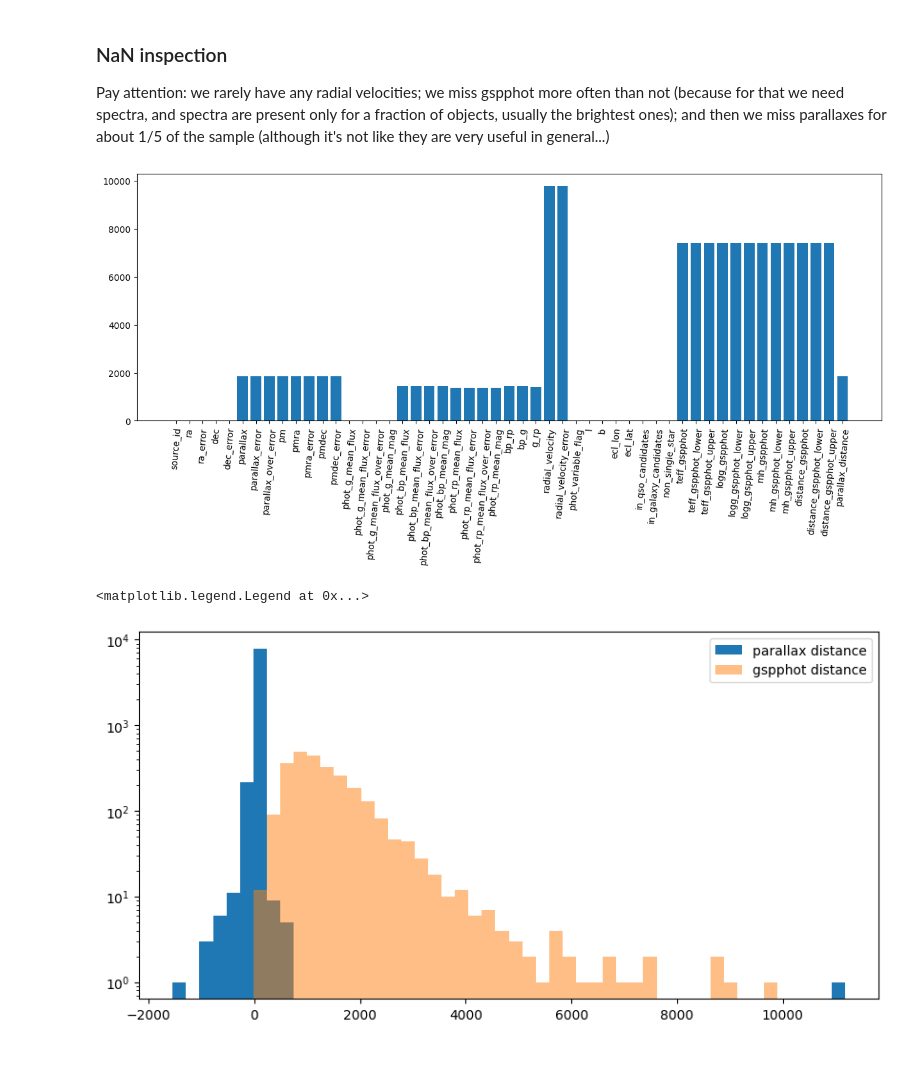
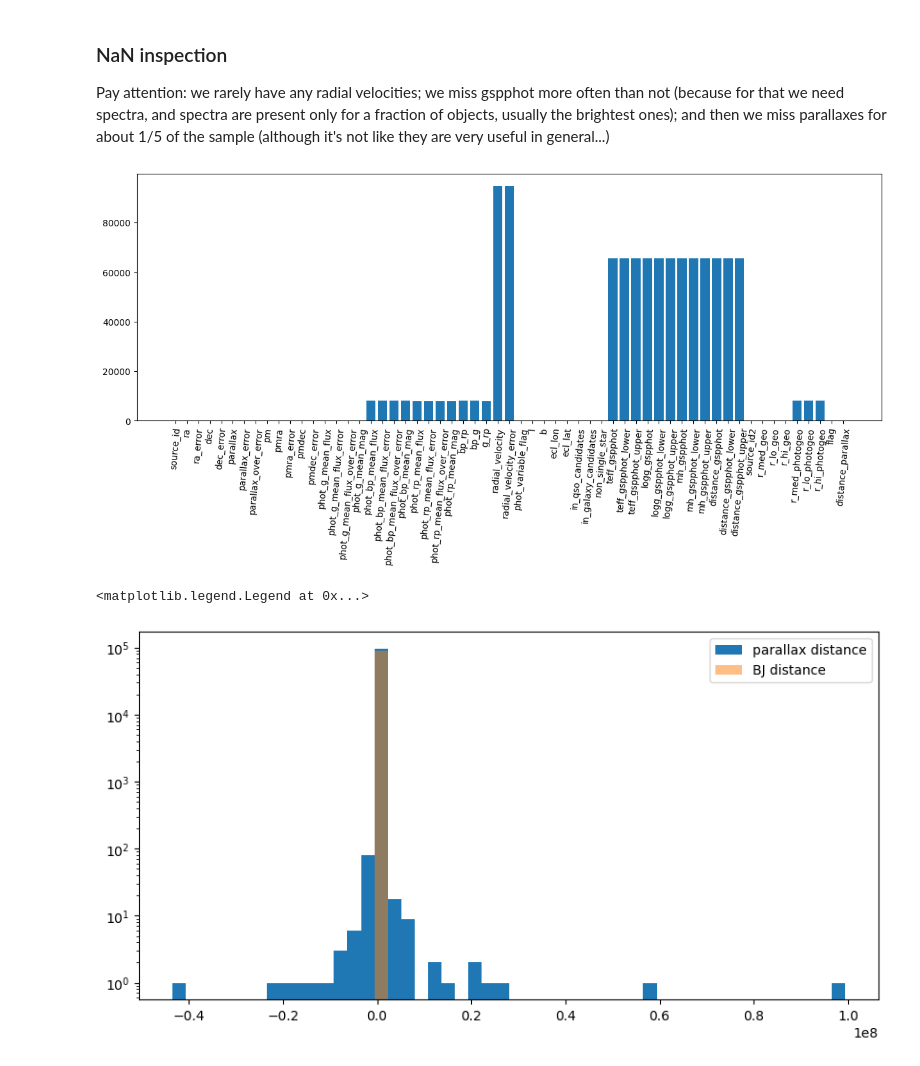
Before and after one commit to ShrRa/gaia_vis, a Jupyter notebook: 02_inspection/01_summary_report.ipynb, the cells around one changed output. Cells and saved outputs as stored; diff of their text form; code cells hidden in the pictures.

```diff
--- a/02_inspection/01_summary_report.ipynb
+++ b/02_inspection/01_summary_report.ipynb
@@ -73,8 +94,6 @@ Yes, it's a mess.
 # %%
 
-df = pd.read_parquet(dp['dr3_sample_v1'])
+df = pd.read_parquet(dp['dr3_sample_v2'])
-# %%
-df['parallax_distance'] = 1/df['parallax']
 # %%
 df.describe()
 # %% [output]
@@ -103,13 +122,14 @@ ax.set_xticks(range(len(df.columns)))
 ax.set_xticklabels(list(df.columns));
 ax.tick_params(axis='x', rotation=85)
 # %% [output]
-[figure, old version]
+[figure, new version]
 # %%
 # Just to illustrate negative parallaxes.
 fig, ax = plt.subplots(figsize=(10,5),nrows=1,ncols=1)
-bins = ax.hist(df['parallax_distance'],log=True,bins=50,label='parallax distance');
-ax.hist(df['distance_gspphot'],log=True,bins=bins[1],alpha=0.5,label='gspphot distance');
+bins = ax.hist(df['distance_parallax'],log=True,bins=50,label='parallax distance');
+#ax.hist(df['distance_gspphot'],log=True,bins=bins[1],alpha=0.5,label='gspphot distance');
+ax.hist(df['r_med_photogeo'],log=True,bins=bins[1],alpha=0.5,label='BJ distance');
 ax.legend()
 # %% [output]
 <matplotlib.legend.Legend at 0x...>
-[figure, old version]
+[figure, new version]
```
Also changed, not shown: parts of 9 cells of this notebook, 1 other file.
